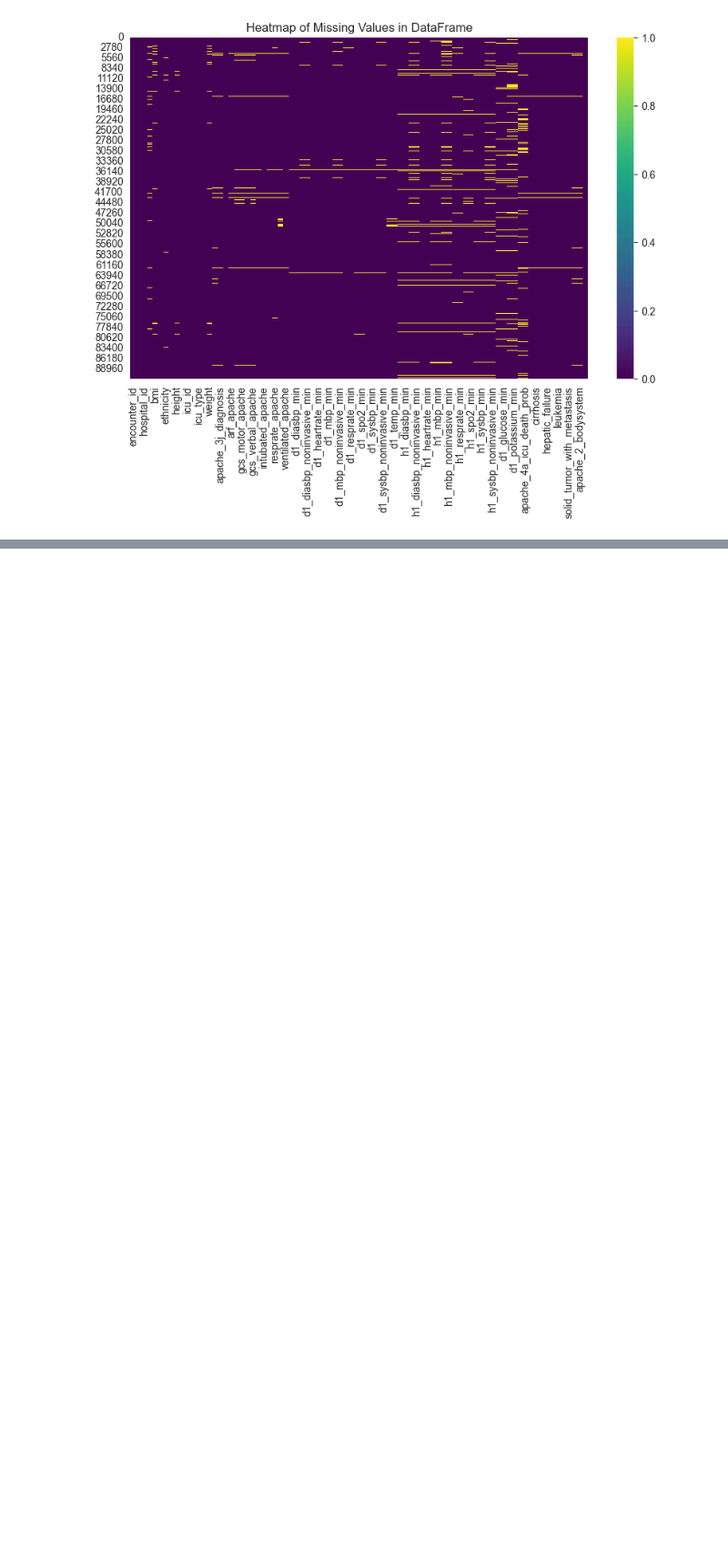
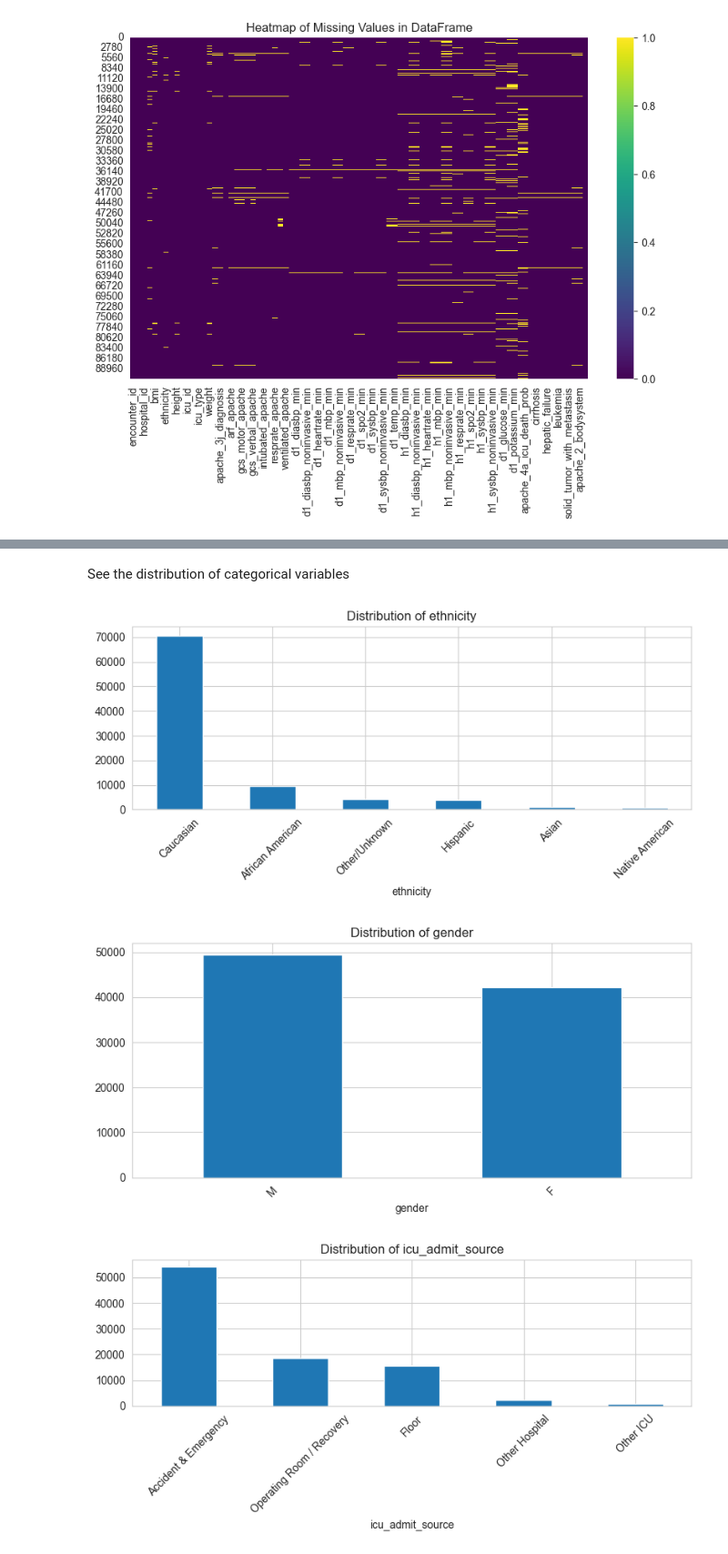
Before and after one commit to Delysid749/Patient-Survival-Prediction, a Jupyter notebook: src/notebook/EDA.ipynb, the cells around one changed output, grey strips where cells are left out. Shown at 91% size. Drawn from its saved outputs; the diff is of its cells as text; code cells hidden in the pictures; blank space fills up the shorter version.

```diff
--- a/src/notebook/EDA.ipynb
+++ b/src/notebook/EDA.ipynb
@@ -113,0 +270,14 @@ Length: 84, dtype: int64
+# %% [markdown]
+See the distribution of categorical variables
+# %%
+for col in categorical_cols:
+    plt.figure(figsize=(8, 4))
+    df[col].value_counts().plot(kind='bar')
+    plt.title(f'Distribution of {col}')
+    plt.xticks(rotation=45)
+    plt.tight_layout()
+    plt.show()
+# %% [output]
+[figure, added]
+[figure, added]
+[figure, added]
```
Also changed, not shown: parts of 17 cells of this notebook.
